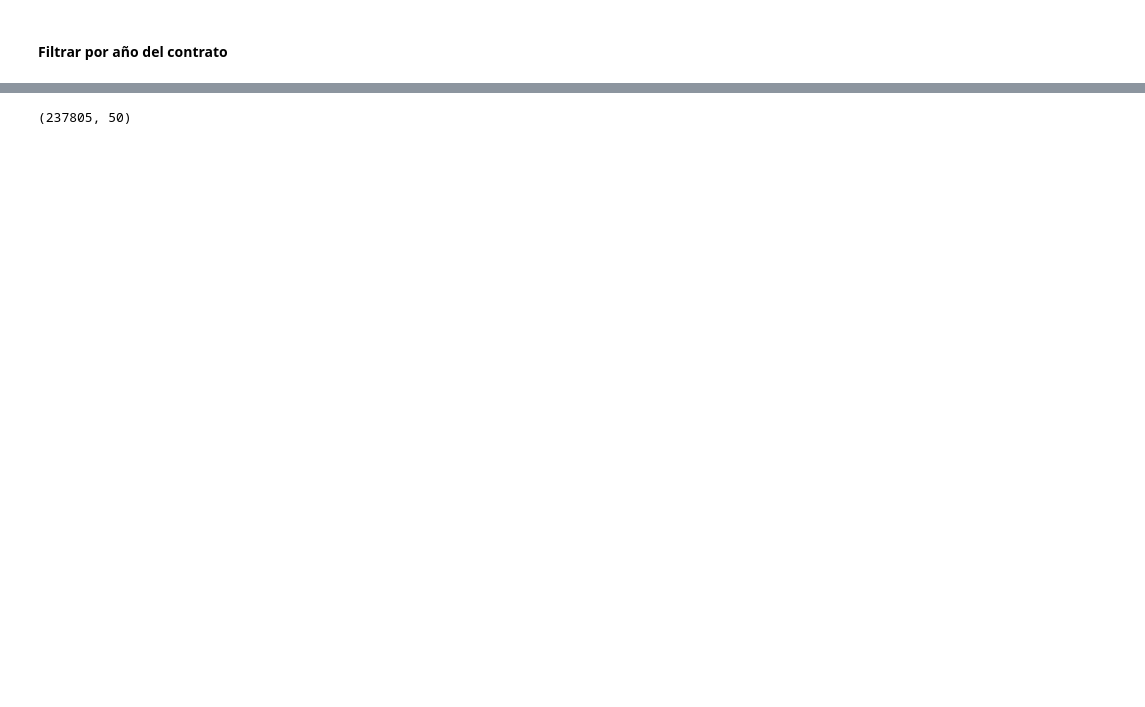
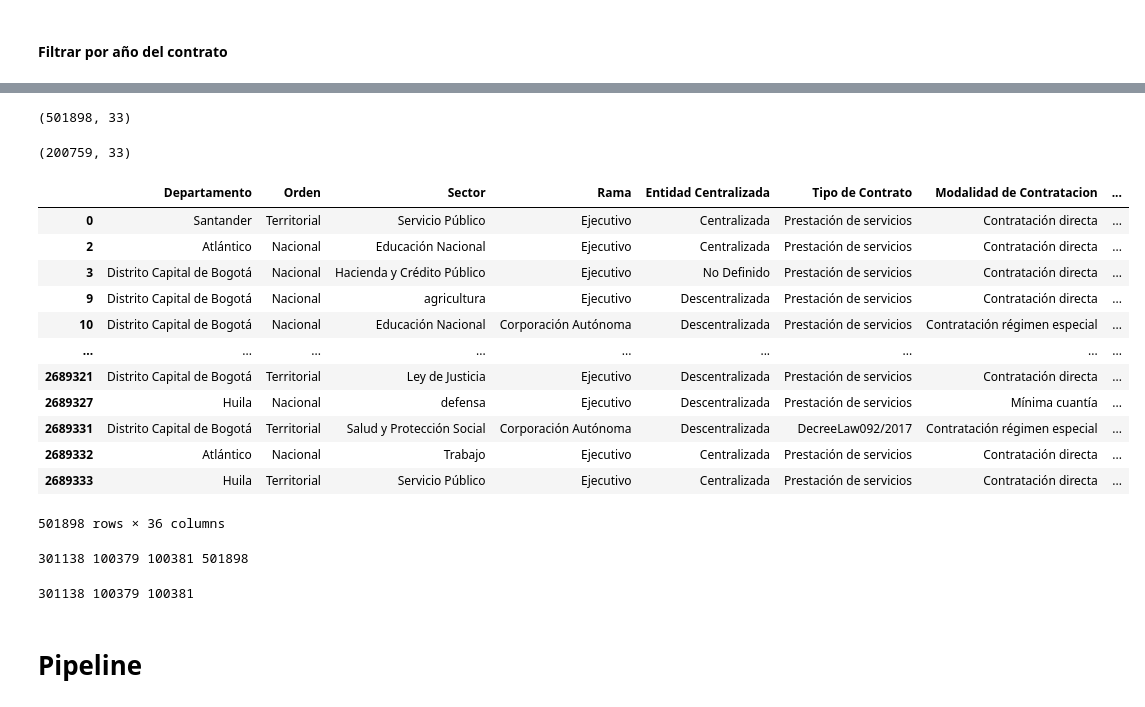
Before and after one commit to radiazg/secop_project, a Jupyter notebook: notebooks/Secop.ipynb, the cells around one changed output, grey strips where cells are left out. Saved outputs shown, nothing was run; the diff lists cells and outputs as text; code cells hidden in the pictures; blank space fills up the shorter version.

```diff
--- a/notebooks/Secop.ipynb
+++ b/notebooks/Secop.ipynb
@@ -108,8 +123,12 @@ memory usage: 462.6+ MB
+# %%
+df_filtradoAnio.shape
+# %% [output]
+(501898, 33)
 # %%
-muestra_aleatoria = df_filtradoAnio.sample(frac=0.2)
+muestra_aleatoria = df_filtradoAnio.sample(frac=0.4)
 muestra_aleatoria.shape
 # %% [output]
-(237805, 50)
+(200759, 33)
 # %%
 from ydata_profiling import ProfileReport
 profile = ProfileReport(muestra_aleatoria, title="Pandas Profiling Report")
@@ -116,0 +136,25 @@ profile.to_file("secopFiltro2021muestra_profile.html")
+# %%
+# Aplicar one-hot encoding
+df_one_hot = pd.get_dummies(df_filtradoAnio['Estado Contrato'])
+
+# Combinar el DataFrame original con las nuevas columnas
+df_final = pd.concat([df_filtradoAnio, df_one_hot], axis=1)
+
+# Eliminar la columna original "Estado Contrato" si deseas
+df_final = df_final.drop('Estado Contrato', axis=1)
+
+df_final
+# %% [output]
+|  | Departamento | Orden | Sector | Rama | Entidad Centralizada | Tipo de Contrato | Modalidad de Contratacion | ... |
+| 0 | Santander | Territorial | Servicio Público | Ejecutivo | Centralizada | Prestación de servicios | Contratación directa | ... |
+| 2 | Atlántico | Nacional | Educación Nacional | Ejecutivo | Centralizada | Prestación de servicios | Contratación directa | ... |
+| 3 | Distrito Capital de Bogotá | Nacional | Hacienda y Crédito Público | Ejecutivo | No Definido | Prestación de servicios | Contratación directa | ... |
+| 9 | Distrito Capital de Bogotá | Nacional | agricultura | Ejecutivo | Descentralizada | Prestación de servicios | Contratación directa | ... |
+| 10 | Distrito Capital de Bogotá | Nacional | Educación Nacional | Corporación Autónoma | Descentralizada | Prestación de servicios | Contratación régimen especial | ... |
+| ... | ... | ... | ... | ... | ... | ... | ... | ... |
+| 2689321 | Distrito Capital de Bogotá | Territorial | Ley de Justicia | Ejecutivo | Descentralizada | Prestación de servicios | Contratación directa | ... |
+| 2689327 | Huila | Nacional | defensa | Ejecutivo | Descentralizada | Prestación de servicios | Mínima cuantía | ... |
+| 2689331 | Distrito Capital de Bogotá | Territorial | Salud y Protección Social | Corporación Autónoma | Descentralizada | DecreeLaw092/2017 | Contratación régimen especial | ... |
+| 2689332 | Atlántico | Nacional | Trabajo | Ejecutivo | Centralizada | Prestación de servicios | Contratación directa | ... |
+| 2689333 | Huila | Territorial | Servicio Público | Ejecutivo | Centralizada | Prestación de servicios | Contratación directa | ... |
+501898 rows × 36 columns
@@ -116,0 +164,25 @@ profile.to_file("secopFiltro2021muestra_profile.html")
+# %%
+# Calculate test and validation set size:
+original_count = len(df_final)
+training_size = 0.60 # 60% of records
+test_size = (1 - training_size) / 2
+
+
+training_count = int(original_count * training_size)
+test_count = int(original_count * test_size)
+validation_count = original_count - training_count - test_count
+
+print(training_count, test_count, validation_count, original_count)
+# %% [output]
+301138 100379 100381 501898
+# %%
+from sklearn.model_selection import train_test_split
+
+train_x, rest_x, train_y, rest_y = train_test_split(contratos_data, estado_contrato, train_size=training_count)
+test_x, validate_x, test_y, validate_y = train_test_split(rest_x, rest_y, train_size=test_count)
+
+print(len(train_x), len(test_x), len(validate_x))
+# %% [output]
+301138 100379 100381
+# %% [markdown]
+# Pipeline
```
Also changed, not shown: parts of 9 cells of this notebook, 1 other file.
